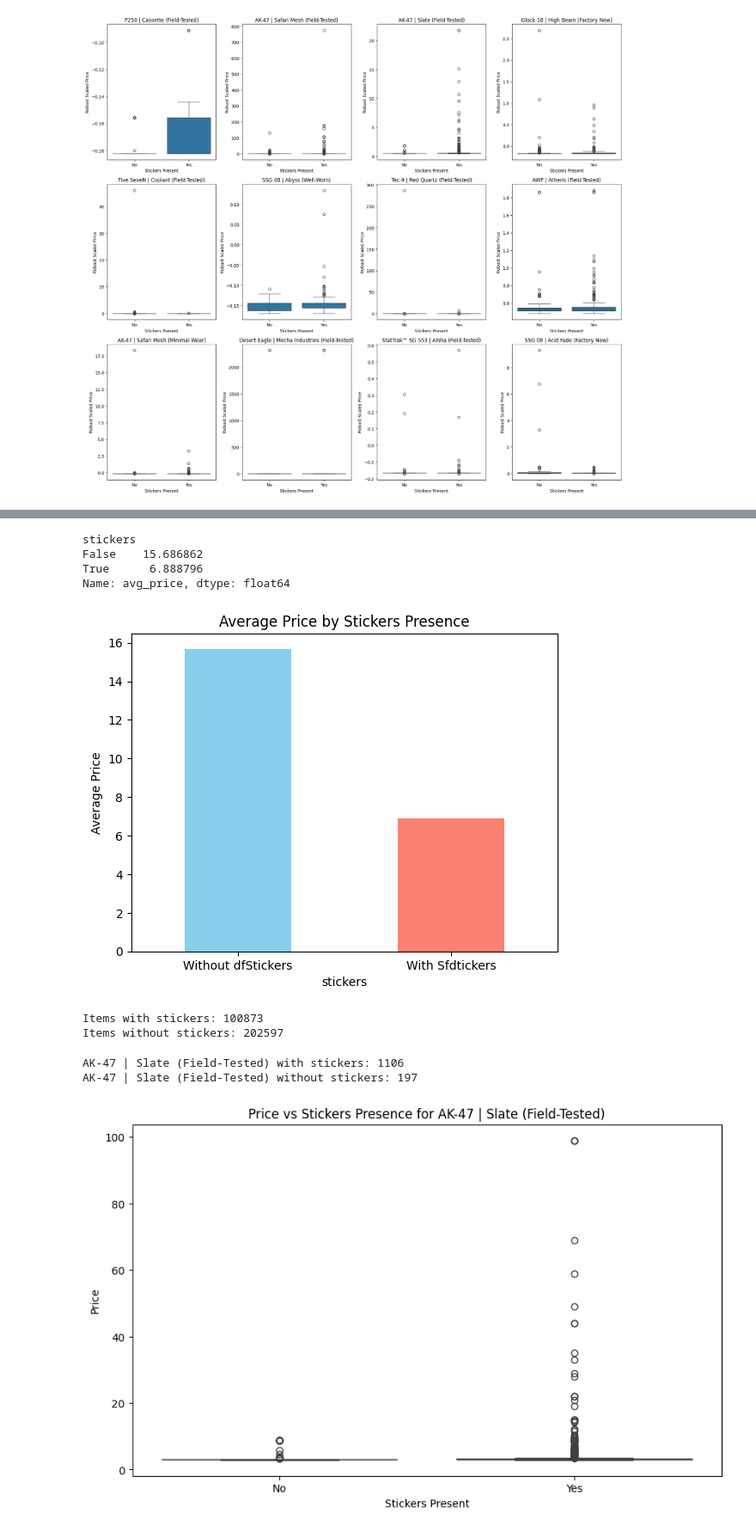
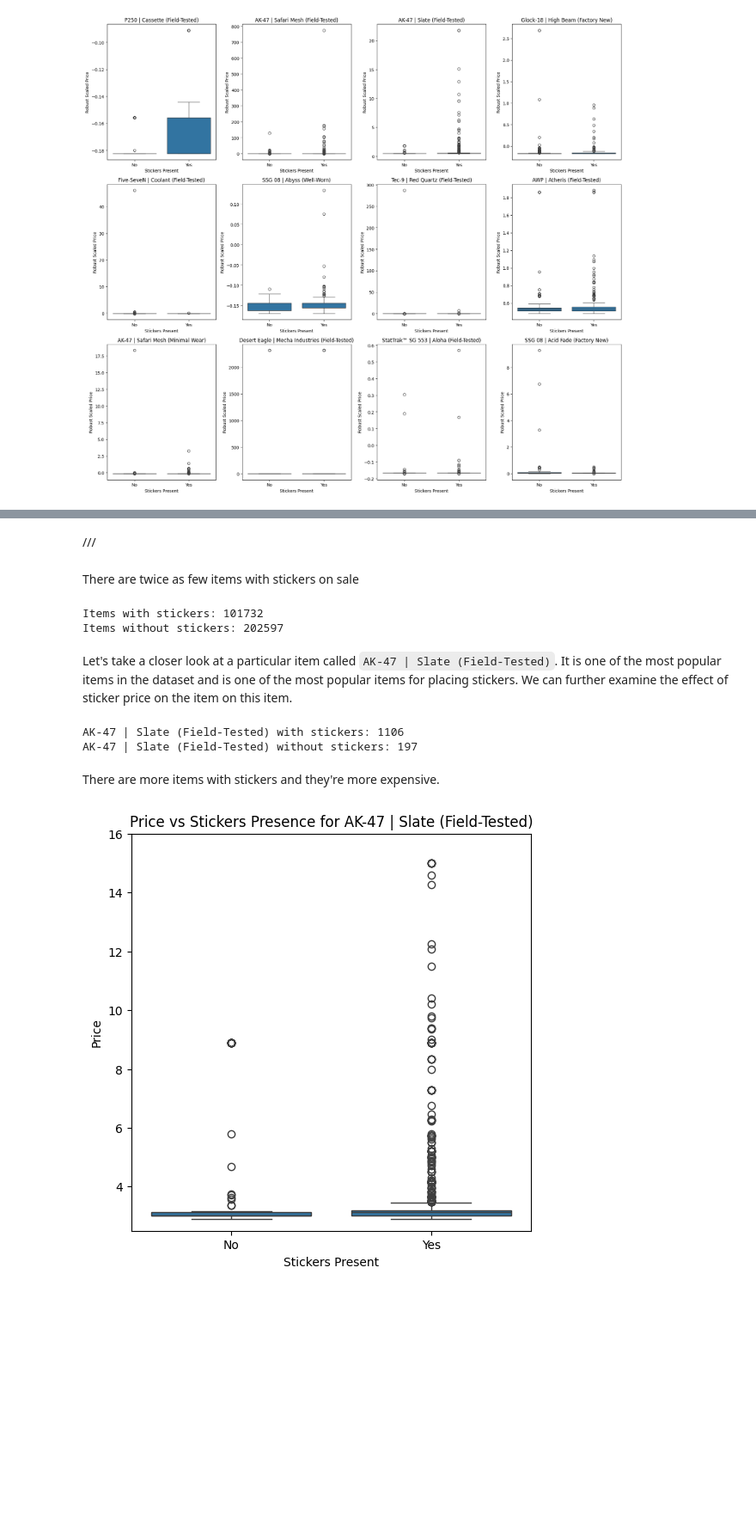
Before and after one commit to marchanyanehu/ml_skins, a Jupyter notebook: ml/main.ipynb, the cells around one changed output, grey strips where cells are left out. Shown at 86% size. Drawn from its saved outputs; the diff is of its cells as text; code cells hidden in the pictures; blank space fills up the shorter version.

```diff
--- a/ml/main.ipynb
+++ b/ml/main.ipynb
@@ -154,0 +276,19 @@ df_items
+# %%
+# Применение логарифмирования к признакам 'price' и 'avg_price'
+df_items['log_price'] = np.log1p(df_items['price'])
+df_items['log_avg_price'] = np.log1p(df_items['avg_price'])
+
+# Проверка распределения после логарифмирования
+fig, axes = plt.subplots(nrows=1, ncols=2, figsize=(14, 6))
+sns.histplot(df_items['log_price'], bins=30, kde=True, ax=axes[0])
+axes[0].set_title('Log-Transformed Price')
+axes[0].set_xlabel('Log Price')
+axes[0].set_ylabel('Frequency')
+
+sns.histplot(df_items['log_avg_price'], bins=30, kde=True, ax=axes[1])
+axes[1].set_title('Log-Transformed Avg Price')
+axes[1].set_xlabel('Log Avg Price')
+axes[1].set_ylabel('Frequency')
+
+plt.tight_layout()
+plt.show()
@@ -154,0 +314,11 @@ df_items
+# %%
+from sklearn.preprocessing import RobustScaler
+
+# Инициализация стандартизатора
+scaler = RobustScaler()
+
+# Применение стандартизации к признаку 'price'
+df_items['price_standardized'] = scaler.fit_transform(df_items[['price']])
+
+# Проверка распределения после стандартизации
+df_items[['price', 'price_standardized']].describe()
@@ -154,0 +436,5 @@ df_items
+# %%
+types_to_delete = ['Knife', 'Gloves', 'Agent', 'Sticker', 'Container', 'Graffiti', 'Music Kit',
+                    'Patch', 'Tag', 'Key', 'Pass', 'Collectible', 'Charm', 'Equipment', 'Tool', 'Gift']
+df_items.drop(df_items[df_items['type'].isin(types_to_delete)].index, inplace=True)
+df_items['type'].value_counts()
@@ -284,9 +541,5 @@ As we can see there are some data anomalies. Even the RobustScaler didnt help wi
 # %%
-
-condition_no_stickers = (df_items['stickers'].isna()) & (df_items['price'] <= df_items['avg_price'] * 20)
-condition_with_stickers = (df_items['stickers'].notna()) & (df_items['price'] <= df_items['avg_price'] * 100)
-
-df_items = df_items[condition_no_stickers | condition_with_stickers]
+df_items = df_items[(df_items['stickers'].notna()) | (df_items['price'] <= df_items['avg_price'] * 20)]
 
 df_items
 # %% [output]
@@ -373,21 +596,7 @@ plt.show()
-# %%
-avg_price_by_sticker_all= df_items.groupby(df_items['stickers'].isna())['avg_price'].mean()
-
-
-avg_price_by_sticker_all
-# %% [output]
-stickers
-False    15.686862
-True      6.888796
-Name: avg_price, dtype: float64
-# %%
-avg_price_by_sticker_all.plot(kind='bar', color=['skyblue', 'salmon'])
-plt.xticks([0, 1], ['Without dfStickers', 'With Sfdtickers' ], rotation=0)
-plt.ylabel('Average Price')
-plt. title('Average Price by Stickers Presence')
-plt.show()
-# %% [output]
-[figure, removed]
+# %% [markdown]
+///
+# %% [markdown]
+There are twice as few items with stickers on sale
 # %%
 items_with_stickers = df_items['stickers'].notna().sum()
 items_without_stickers = df_items['stickers'].isna().sum()
@@ -395,8 +604,10 @@ items_without_stickers = df_items['stickers'].isna().sum()
 print(f"Items with stickers: {items_with_stickers}")
 print(f"Items without stickers: {items_without_stickers}")
 # %% [output]
-Items with stickers: 100873
+Items with stickers: 101732
 Items without stickers: 202597
+# %% [markdown]
+Let's take a closer look at a particular item called `AK-47 | Slate (Field-Tested)`. It is one of the most popular items in the dataset and is one of the most popular items for placing stickers. We can further examine the effect of sticker price on the item on this item.
 # %%
 item_to_selecet = "AK-47 | Slate (Field-Tested)"
 ak47_slate = df_items[df_items['market_hash_name'] == item_to_selecet]
@@ -407,17 +617,19 @@ print(f'{item_to_selecet} with stickers: {ak47_slate_with_stickers}\n{item_to_se
 # %% [output]
 AK-47 | Slate (Field-Tested) with stickers: 1106
 AK-47 | Slate (Field-Tested) without stickers: 197
+# %% [markdown]
+There are more items with stickers and they're more expensive.
 # %%
-
-plt.figure(figsize=(10, 6))
+plt.figure(figsize=(6, 6))
 sns.boxplot(x=ak47_slate['stickers'].notna(), y='price', data=ak47_slate)
 plt.title('Price vs Stickers Presence for AK-47 | Slate (Field-Tested)')
 plt.xlabel('Stickers Present')
 plt.ylabel('Price')
 plt.xticks([0, 1], ['No', 'Yes'])
+plt.ylim(2.5, 16)
 plt.show()
 # %% [output]
-[figure, old version]
+[figure, new version]
 # %%
 plt.figure(figsize=(6, 4))
 sns.countplot(x='type', data=df_items)
```
Also changed, not shown: parts of 91 cells of this notebook.
